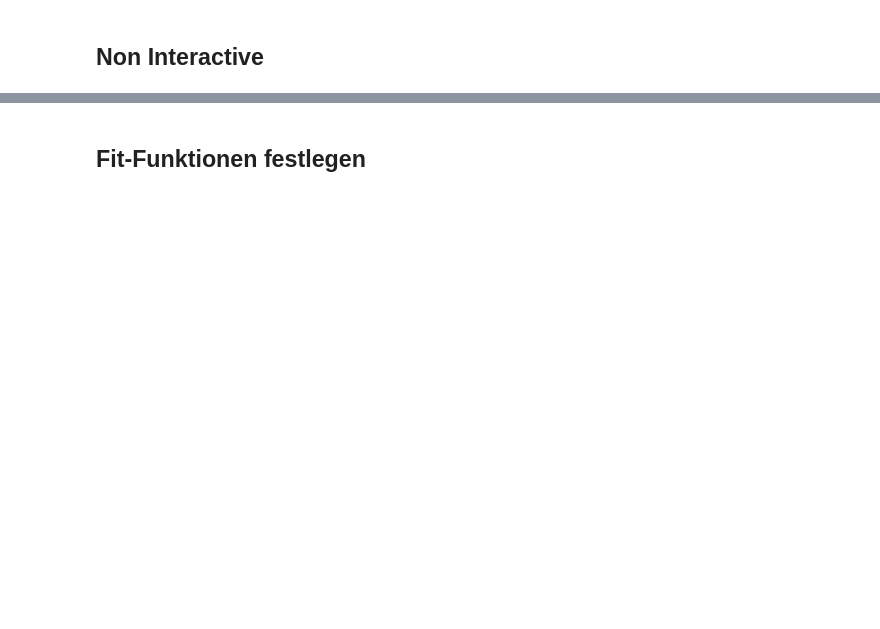
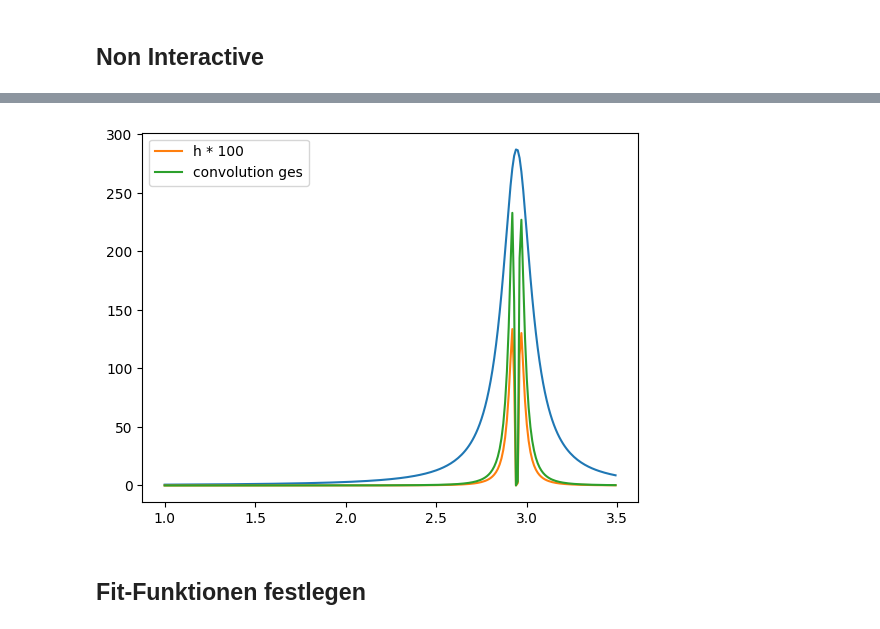
Before and after one commit to TimLockstedt/MP, a Jupyter notebook: FP1/Amps_Bges_plt.ipynb, the cells around one changed output, grey strips where cells are left out. Saved outputs shown, nothing was run; the diff lists cells and outputs as text; code cells hidden in the pictures; blank space fills up the shorter version.

```diff
--- a/FP1/Amps_Bges_plt.ipynb
+++ b/FP1/Amps_Bges_plt.ipynb
@@ -514,3 +495,83 @@ plt.plot(Daten_4.get_y(), Daten_4.get_x())
+# %%
+import numpy as np
+import scipy.special
+from scipy import signal
+import lmfit
+import matplotlib.pyplot as plt
+from scipy.integrate import quad
+
+I_outside = 0.2
+
+# Your existing function definitions
+def B_old(I): # Old
+    return 0.62941*I+0.14196*I**2-0.10654*I**3
+
+def B(I):
+    return 0.04095914+0.43556697*I+0.39401276*I**2-0.20334961*I**3
+
+def dB(I):
+    return 174.42 * B(I)
+
+def T_ohm(Ohm):
+    return 2.68146897 * Ohm -271.738357 + 273.15
+
+def R_func(x: np.ndarray): # Old
+    amplitude, sigma, center, gamma = 142.3363574064359, 0.054160510030471176, 2.943447713559997, 0.054160510030471176
+    z = (x - center + gamma * 1j) / (np.sqrt(2) * sigma)
+    y = (amplitude * np.real(np.exp(-z**2) * scipy.special.erfc(-1j * z))) / (np.sqrt(2) * np.pi * sigma)
+    return y
+
+def pseudo_voigt(x: np.ndarray):
+    # amplitude	174.313457	5.58496335	(3.20%)	1000	-inf	inf	True
+    # center	2.94394915	0.00409453	(0.14%)	3	-inf	inf	True
+    # sigma	0.09662279	0.00909764	(9.42%)	1	0.00000000	inf	True
+    # fraction	0.99769994	0.02127932	(2.13%)	0	0.00000000	1.00000000	True
+    Amp, mu, sigma, alpha = 174.313457, 2.94394915, 0.09662279, 0.99769994
+    sigma_g = sigma/(np.sqrt(2*np.log(2)))
+    return (1-alpha)*Amp/(sigma_g*np.sqrt(2*np.pi))*np.exp(-(x-mu)**2/(2*sigma_g**2)) + alpha*Amp/np.pi*(sigma/((x-mu)**2+sigma**2))
+
+def h(z, g):
+    if z == 0:
+        return 0
+    I_Amp = I_outside#0.506  # Stromstärke Magnet
+    d1 = 10.16e-2#cm
+    d2 = 40.00e-2#cm
+    k = 1.380649e-23# J 8.617333262e-5 eV
+    Ohm = 166 # pt100 Widerstand
+    mu_b = 9.2740100783e-24# J 5.7883818060e-5 eV
+    if z > 0:
+        z_0 = +1 / 2 * mu_b * dB(I_Amp) * g * d1 * (d2 + d1 / 2) / (k * T_ohm(Ohm) )
+    else:
+        z_0 = -1 / 2 * mu_b * dB(I_Amp) * g * d1 * (d2 + d1 / 2) / (k * T_ohm(Ohm) )
+    a = z*2.54e-2 / z_0 # 2.54 is the factor to convert to cm and the e-2 to convert to m
+    h = 1 / (a**3) * np.exp(-1 / a)
+    return h
+
+# Sympy quad integrieren
+# Integrand mit Korrektur
+def integrand(a, b, g):
+    return pseudo_voigt(a - b) * h(b - 2.94394915, g)
+
+def integral(x, g):
+    a = x
+    return quad(integrand, -np.inf, np.inf, args=(a, g))[0]
+
+def model_func(x:np.ndarray, g = 7.66306081, amp = 0.51):
+    return np.array([integral(xi, g) for xi in x]) * amp
+
+
+resolution_array = np.arange(1, 3.5, 0.01)
+plt.plot(resolution_array, pseudo_voigt(resolution_array)/2)
+center = 2.94394915
+centered_resolution_array = resolution_array - center
+g = 2
+plt.plot(resolution_array, np.array([h(x, g) for x in centered_resolution_array])*100, label="h * 100")
+
+plt.plot(resolution_array, model_func(resolution_array, g, 1), label="convolution ges")
+plt.legend()
+plt.show()
+# %% [output]
+[figure, added]
 # %% [markdown]
 ## Fit-Funktionen festlegen
 # %%
```
Also changed, not shown: parts of 20 cells of this notebook, 38 other files.
